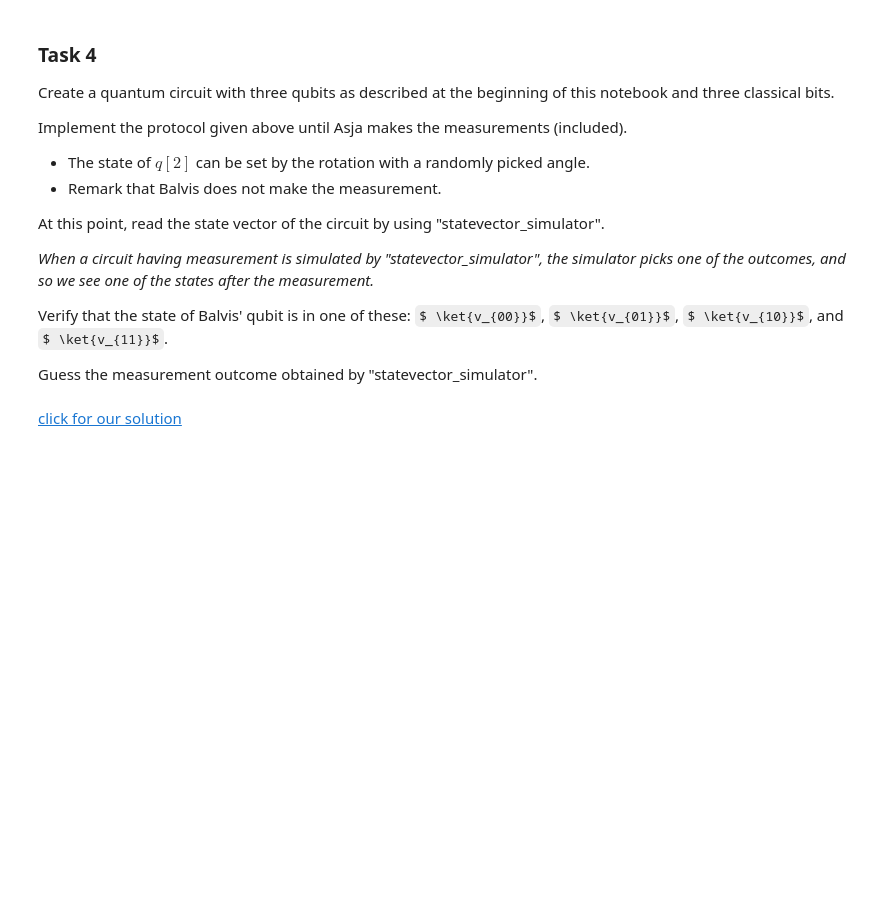
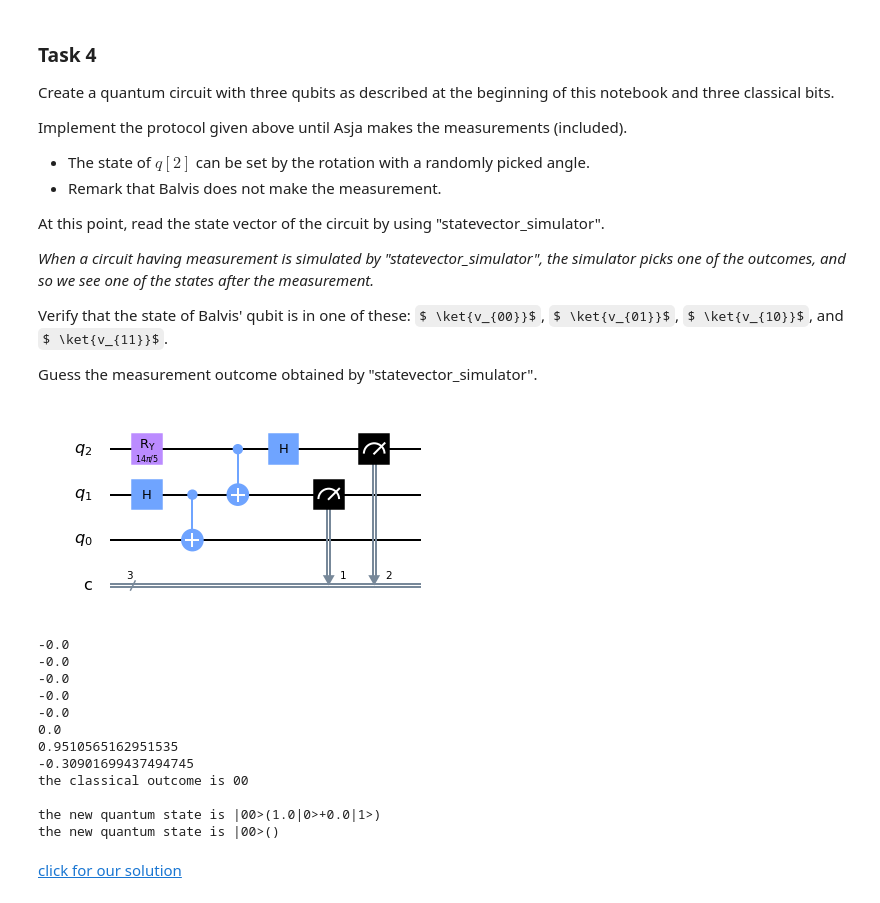
Before and after one commit to aamirshahx/quantum-coursework, a Jupyter notebook: Week1/basics-of-quantum-computing-master/bronze/B56_Quantum_Teleportation.ipynb, the cells around one changed output. Saved outputs shown, nothing was run; the diff lists cells and outputs as text; code cells hidden in the pictures; some formulas as TeX source; blank space fills up the shorter version.

```diff
--- a/Week1/basics-of-quantum-computing-master/bronze/B56_Quantum_Teleportation.ipynb
+++ b/Week1/basics-of-quantum-computing-master/bronze/B56_Quantum_Teleportation.ipynb
@@ -148,3 +170,79 @@ Guess the measurement outcome obtained by "statevector_simulator".
+# %%
+#
+# your code is here
+#
+from qiskit import QuantumRegister, ClassicalRegister, QuantumCircuit, execute, Aer
+from math import pi, cos, sin
+from random import randrange
+
+q =  QuantumRegister(3,"q")
+c = ClassicalRegister(3,"c")
+qc = QuantumCircuit(q,c)
+
+angleRad = randrange(100)
+angle = 2*pi*(angleRad/100)
+
+a = cos(angle)
+b = sin(angle)
+
+qc.ry(2*angle, q[2])
+qc.h(q[1])
+qc.cx(q[1], q[0])
+qc.cx(q[2], q[1])
+qc.h(q[2])
+qc.measure(q[2],c[2])
+qc.measure(q[1],c[1])
+
+display(qc.draw(output='mpl',reverse_bits=True))
+
+job = execute(qc, Aer.get_backend('statevector_simulator'), optimization_level=0, shots=1)
+qs = job.result().get_statevector(qc)
+for i in range(len(qs)):
+    print(qs[i].real)
+
+classical_outcomes = ['00','01','10','11']
+
+for i in range(4):
+    if (current_quantum_state[2*i].real != 0) or (current_quantum_state[2*i+1].real != 0):
+        print("the classical outcome is",classical_outcomes[i])
+        classical_outcome = classical_outcomes[i]
+        balvis_state = [ current_quantum_state[2*i].real,current_quantum_state[2*i+1].real ]
+print()
+
+readable_quantum_state = "|"+classical_outcome+">"
+readable_quantum_state += "("+str(round(balvis_state[0],3))+"|0>+"+str(round(balvis_state[1],3))+"|1>)"
+print("the new quantum state is",readable_quantum_state)
+
+
+all_states = ['000','001','010','011','100','101','110','111']
+
+
+balvis_state_str = "|"+classical_outcome+">("
+for i in range(len(current_quantum_state)):
+    if abs(current_quantum_state[i].real-a)<0.000001:
+        balvis_state_str += "+a|"+ all_states[i][2]+">"
+    elif abs(current_quantum_state[i].real+a)<0.000001:
+        balvis_state_str += "-a|"+ all_states[i][2]+">"
+    elif abs(current_quantum_state[i].real-b)<0.000001:
+        balvis_state_str += "+b|"+ all_states[i][2]+">"
+    elif abs(current_quantum_state[i].real+b)<0.000001:
+        balvis_state_str += "-b|"+ all_states[i][2]+">"
+balvis_state_str += ")"
+print("the new quantum state is",balvis_state_str)
+# %% [output]
+[figure, added]
+-0.0
+-0.0
+-0.0
+-0.0
+-0.0
+0.0
+0.9510565162951535
+-0.30901699437494745
+the classical outcome is 00
+
+the new quantum state is |00>(1.0|0>+0.0|1>)
+the new quantum state is |00>()
 # %% [markdown]
 <a href="B56_Quantum_Teleportation_Solutions.ipynb#task4">click for our solution</a>
 # %% [markdown]
```
Also changed, not shown: parts of 9 cells of this notebook, 1 other file.
